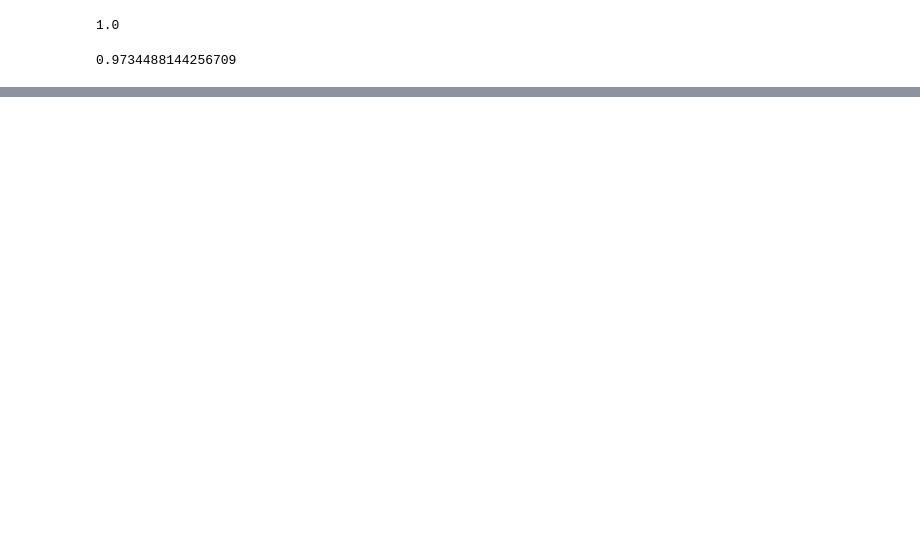
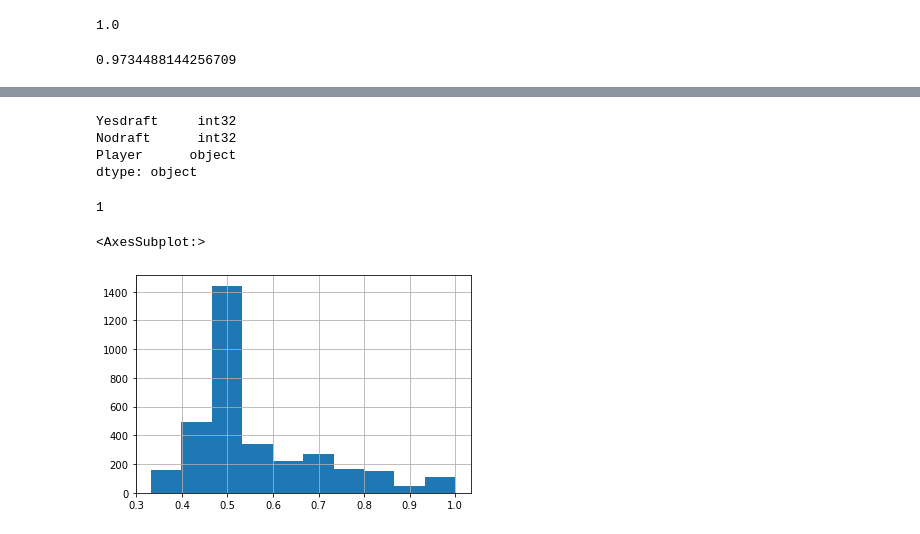
Before and after one commit to WWatkins142/project-4-team-pikachu, a Jupyter notebook: NBA_DRAFT_Classifier.ipynb, the cells around one changed output, grey strips where cells are left out. Drawn from its saved outputs; the diff is of its cells as text; code cells hidden in the pictures; blank space fills up the shorter version.

Commit message:
Update NBA_DRAFT_Classifier.ipynb
TuesdayNight Class

```diff
--- a/NBA_DRAFT_Classifier.ipynb
+++ b/NBA_DRAFT_Classifier.ipynb
@@ -101,0 +116,4 @@ model.fit(fresh)
+# %%
+testingfilepath = "Resources/Potential_Draft.csv"
+potentialdraft_df= pd.read_csv(testingfilepath)
+potentialdraft_df.head()
@@ -101,0 +143,4 @@ model.fit(fresh)
+# %%
+potentialdraft_df.loc[df['draft_status'] == "Undrafted", 'draft_status'] = 0
+potentialdraft_df.loc[df['draft_status'] == "Drafted", 'draft_status'] = 1
+potentialdraft_df['draft_status']
@@ -101,0 +160,3 @@ model.fit(fresh)
+# %%
+predroppedstats =potentialdraft_df.dropna(axis=0, subset=["pts", "treb", "ast", "stl", "blk","ast/tov", "mp", "FT_per", "eFG"])
+predroppedstats
@@ -101,0 +182,5 @@ model.fit(fresh)
+# %%
+stats = ["pts", "treb", "ast", "stl", "blk","ast/tov", "mp", "FT_per", "eFG"]
+X_test= predroppedstats[stats]
+draftpredictions = rcf.predict_proba(X_test)
+draftpredictions
@@ -101,0 +215,22 @@ model.fit(fresh)
+# %%
+Output_V= Output["Yesdraft"].astype(int)
+Output_M= Output["Nodraft"].astype(int)
+Output["Yesdraft"] = Output_V
+Output["Nodraft"] = Output_M
+Output.dtypes
+# %% [output]
+Yesdraft     int32
+Nodraft      int32
+Player      object
+dtype: object
+# %%
+col = Output["Yesdraft"]
+count = col[col > 0.8].count()
+print(count)
+# %% [output]
+1
+# %%
+pd.Series(rcf.predict_proba(X_test)[:,0]).hist()
+# %% [output]
+<AxesSubplot:>
+[figure, added]
```
Also changed, not shown: parts of 16 cells of this notebook.
